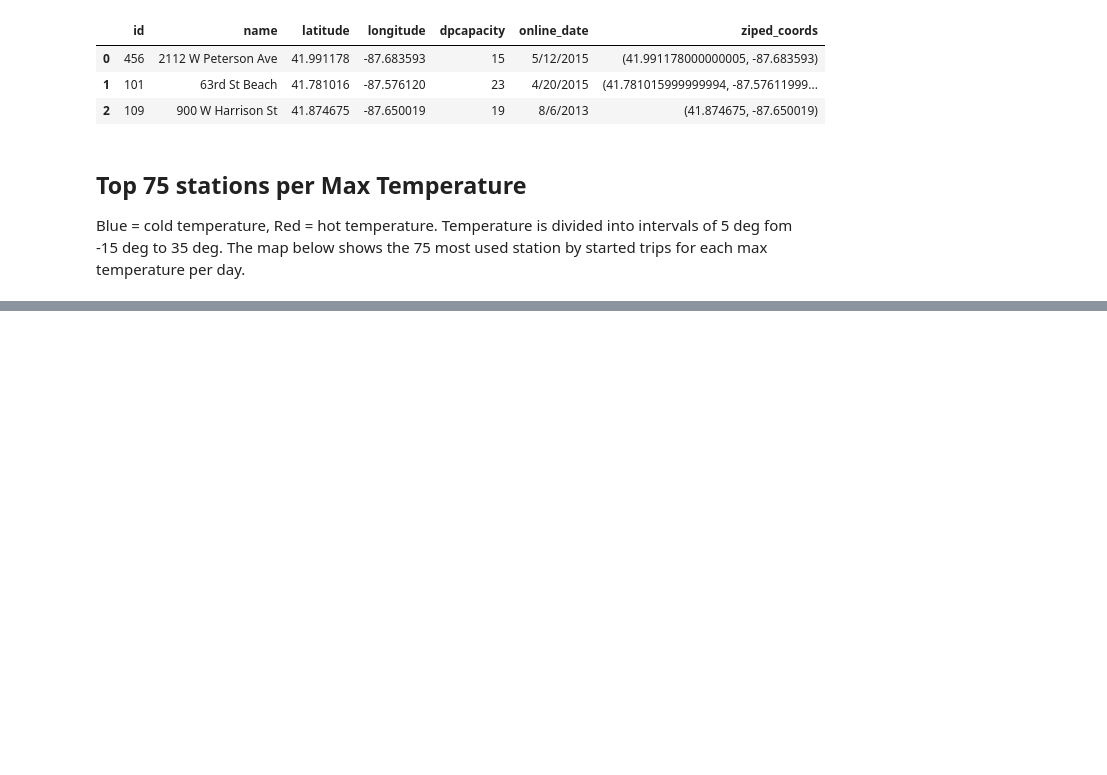
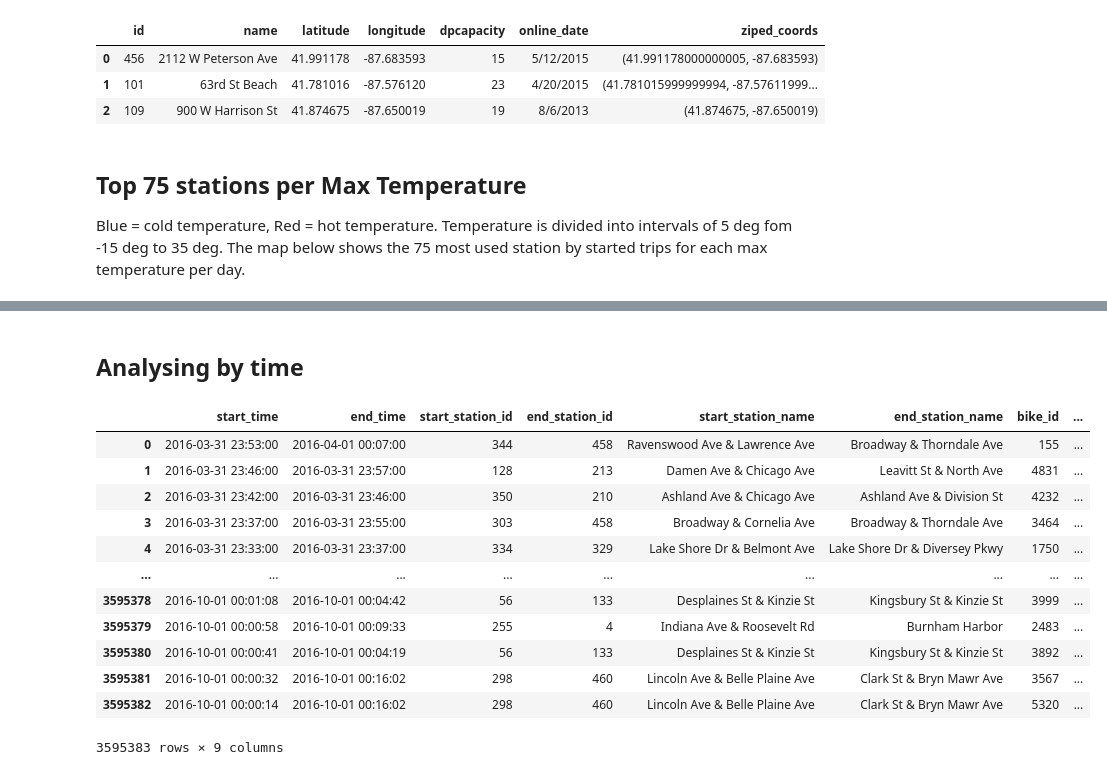
Before and after one commit to agruenb/PrescriptiveStruggle_BikeSharing, a Jupyter notebook: adrianWorkspace/Analysing Geographical data.ipynb, the cells around one changed output, grey strips where cells are left out. Drawn from its saved outputs; the diff is of its cells as text; code cells hidden in the pictures; blank space fills up the shorter version.

Commit message:
added by weather analysis

```diff
--- a/adrianWorkspace/Analysing Geographical data.ipynb
+++ b/adrianWorkspace/Analysing Geographical data.ipynb
@@ -351,3 +351,24 @@ for temperature in np.arange(-14, 35, 5):
 log_map
 # %% [output]
 [interactive output not drawn]
+# %% [markdown]
+## Analysing by time
+# %%
+#add day of the year feature
+weather = weather[weather["date_time"].apply(lambda x:x.year == 2016)]
+chicago_data["hour"] = chicago_data["start_time"].apply(lambda x:x.hour)
+chicago_data
+# %% [output]
+|  | start_time | end_time | start_station_id | end_station_id | start_station_name | end_station_name | bike_id | ... |
+| 0 | 2016-03-31 23:53:00 | 2016-04-01 00:07:00 | 344 | 458 | Ravenswood Ave & Lawrence Ave | Broadway & Thorndale Ave | 155 | ... |
+| 1 | 2016-03-31 23:46:00 | 2016-03-31 23:57:00 | 128 | 213 | Damen Ave & Chicago Ave | Leavitt St & North Ave | 4831 | ... |
+| 2 | 2016-03-31 23:42:00 | 2016-03-31 23:46:00 | 350 | 210 | Ashland Ave & Chicago Ave | Ashland Ave & Division St | 4232 | ... |
+| 3 | 2016-03-31 23:37:00 | 2016-03-31 23:55:00 | 303 | 458 | Broadway & Cornelia Ave | Broadway & Thorndale Ave | 3464 | ... |
+| 4 | 2016-03-31 23:33:00 | 2016-03-31 23:37:00 | 334 | 329 | Lake Shore Dr & Belmont Ave | Lake Shore Dr & Diversey Pkwy | 1750 | ... |
+| ... | ... | ... | ... | ... | ... | ... | ... | ... |
+| 3595378 | 2016-10-01 00:01:08 | 2016-10-01 00:04:42 | 56 | 133 | Desplaines St & Kinzie St | Kingsbury St & Kinzie St | 3999 | ... |
+| 3595379 | 2016-10-01 00:00:58 | 2016-10-01 00:09:33 | 255 | 4 | Indiana Ave & Roosevelt Rd | Burnham Harbor | 2483 | ... |
+| 3595380 | 2016-10-01 00:00:41 | 2016-10-01 00:04:19 | 56 | 133 | Desplaines St & Kinzie St | Kingsbury St & Kinzie St | 3892 | ... |
+| 3595381 | 2016-10-01 00:00:32 | 2016-10-01 00:16:02 | 298 | 460 | Lincoln Ave & Belle Plaine Ave | Clark St & Bryn Mawr Ave | 3567 | ... |
+| 3595382 | 2016-10-01 00:00:14 | 2016-10-01 00:16:02 | 298 | 460 | Lincoln Ave & Belle Plaine Ave | Clark St & Bryn Mawr Ave | 5320 | ... |
+3595383 rows × 9 columns
```
Also changed, not shown: parts of 2 cells of this notebook, 1 other file.
